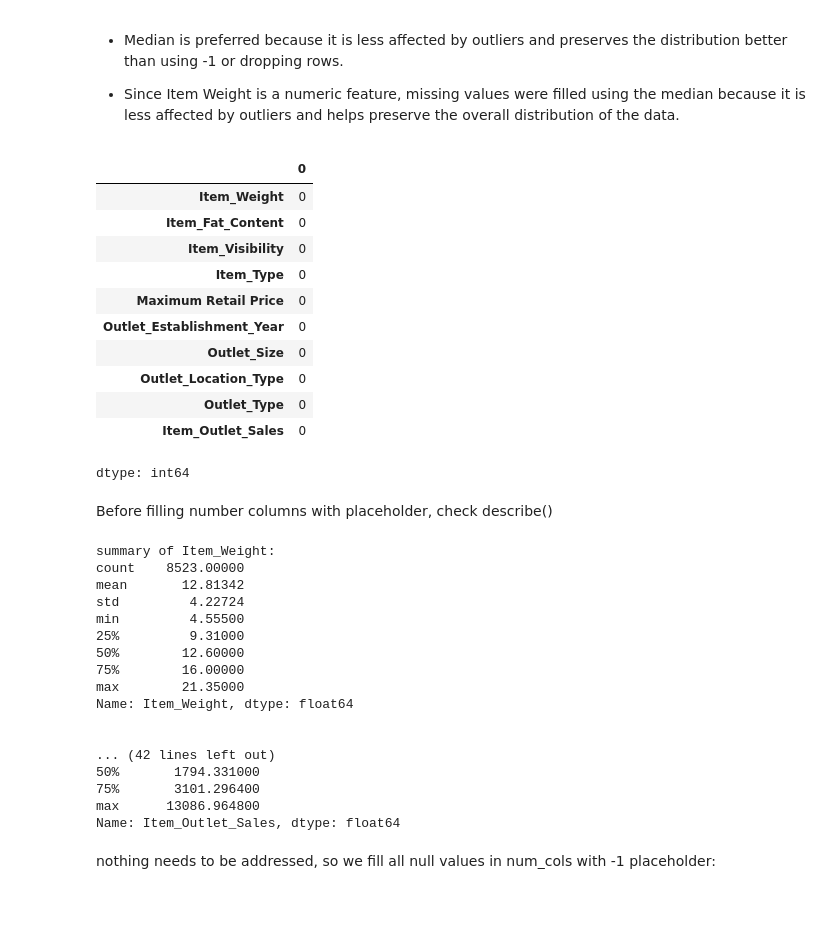
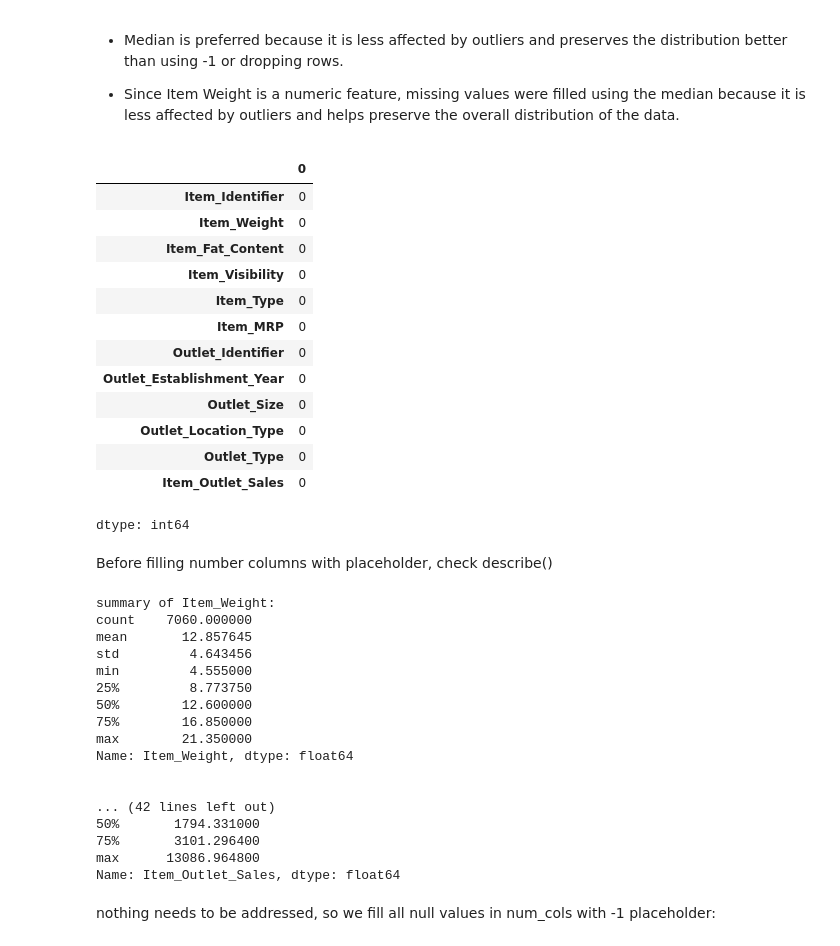
Before and after one commit to swirita/Prediction-of-Product-Sales, a Jupyter notebook: Prediction_of_Product_Sales.ipynb, the cells around one changed output. Cells and saved outputs as stored; diff of their text form; code cells hidden in the pictures; blank space fills up the shorter version.

```diff
--- a/Prediction_of_Product_Sales.ipynb
+++ b/Prediction_of_Product_Sales.ipynb
@@ -23,6 +23,7 @@ import seaborn as sns
 # %%
 path='https://docs.google.com/spreadsheets/d/e/2PACX-1vR6AvAZumX2EE8diEPYfNdktYpa8cELog1Iv_SL7EIFj_DIVxnGwq5liujvJ1GTQry9NDkFsISbeWaE/pub?output=csv'
 df=pd.read_csv(path)
+df_copy=df.copy()
 # %%
 df.head()
 # %% [output]
@@ -66,7 +64,0 @@ df= df.drop(columns=['Item_Identifier','Outlet_Identifier'])
-# %%
-# rename columns
-rename_dict={'Item_MRP':'Maximum Retail Price'}
-
-# apply the changes to the dataframe
-df=df.rename(rename_dict,axis=1)
-df.head()
@@ -201,10 +187,10 @@ ax=sns.countplot(data=df, x='Outlet_Size')
   - Therefore, replacing missing values with "MISSING" is the most appropriate strategy because it preserves the data
 # %%
 # adress missing values in df (categorical/string) with placeholder MISSING
-df['Outlet_Size']=df['Outlet_Size'].fillna('MISSING')
+df_copy['Outlet_Size']=df_copy['Outlet_Size'].fillna('MISSING')
 
 # check for applied changes
-df['Outlet_Size'].value_counts()
+df_copy['Outlet_Size'].value_counts()
 # %% [output]
 |  | count |
 | Outlet_Size |  |
@@ -224,16 +210,18 @@ ax = sns.histplot(data=df,x='Item_Weight')
 
 - Since Item Weight is a numeric feature, missing values were filled using the median because it is less affected by outliers and helps preserve the overall distribution of the data.
 # %%
-df['Item_Weight']=df['Item_Weight'].fillna(df['Item_Weight'].median())
+df_copy['Item_Weight']=df_copy['Item_Weight'].fillna(df['Item_Weight'].median())
 # check if they were filled
-df.isna().sum()
+df_copy.isna().sum()
 # %% [output]
 |  | 0 |
+| Item_Identifier | 0 |
 | Item_Weight | 0 |
 | Item_Fat_Content | 0 |
 | Item_Visibility | 0 |
 | Item_Type | 0 |
-| Maximum Retail Price | 0 |
+| Item_MRP | 0 |
+| Outlet_Identifier | 0 |
 | Outlet_Establishment_Year | 0 |
 | Outlet_Size | 0 |
 | Outlet_Location_Type | 0 |
@@ -245,19 +236,19 @@ Before filling number columns with placeholder, check describe()
 # %%
 # summary of num cols
-for col in num_cols:
+for col in num_cols_df:
   print(f'summary of {col}: ')
   print(df[col].describe())
   print("\n")
 # %% [output]
 summary of Item_Weight:
-count    8523.00000
-mean       12.81342
-std         4.22724
-min         4.55500
-25%         9.31000
-50%        12.60000
-75%        16.00000
-max        21.35000
+count    7060.000000
+mean       12.857645
+std         4.643456
+min         4.555000
+25%         8.773750
+50%        12.600000
+75%        16.850000
+max        21.350000
 Name: Item_Weight, dtype: float64
 
 
```
Also changed, not shown: parts of 19 cells of this notebook.
